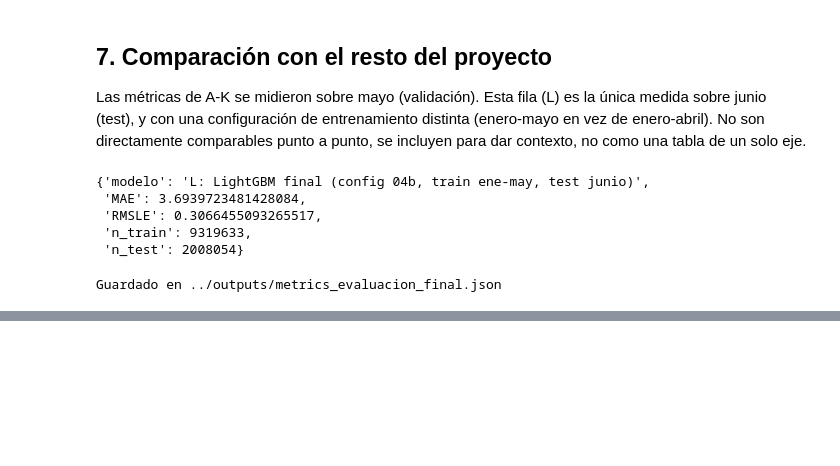
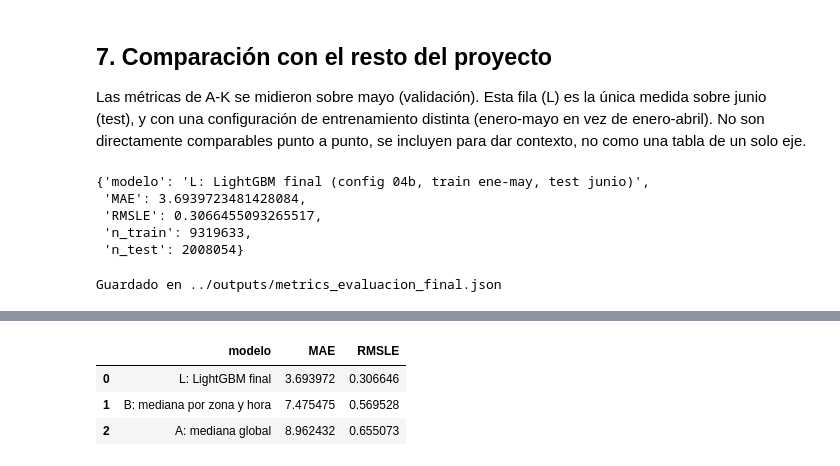
Before and after one commit to A-Joacox/proy-machine, a Jupyter notebook: notebooks/05_evaluacion_final.ipynb, the cells around one changed output, grey strips where cells are left out. Saved outputs shown, nothing was run; the diff lists cells and outputs as text; code cells hidden in the pictures; blank space fills up the shorter version.

```diff
--- a/notebooks/05_evaluacion_final.ipynb
+++ b/notebooks/05_evaluacion_final.ipynb
@@ -293,0 +298,8 @@ y discusión formal de sesgos y limitaciones del modelo
+# %%
+resultados_finales = []
+
+def evaluar_final(nombre, y_true, y_pred):
+    mae = mean_absolute_error(y_true, y_pred)
+    rmsle = np.sqrt(mean_squared_log_error(y_true, np.clip(y_pred, 0, None)))
+    resultados_finales.append({'modelo': nombre, 'MAE': mae, 'RMSLE': rmsle})
+    print(f"{nombre}: MAE={mae:.3f} min, RMSLE={rmsle:.4f}")
@@ -293,0 +337,11 @@ y discusión formal de sesgos y limitaciones del modelo
+# %%
+# Tabla comparativa final (A, B, L)
+resultados_finales.append({'modelo': 'L: LightGBM final', 'MAE': mae_test, 'RMSLE': rmsle_test})
+
+tabla_comparativa = pd.DataFrame(resultados_finales).sort_values('MAE').reset_index(drop=True)
+tabla_comparativa
+# %% [output]
+|  | modelo | MAE | RMSLE |
+| 0 | L: LightGBM final | 3.693972 | 0.306646 |
+| 1 | B: mediana por zona y hora | 7.475475 | 0.569528 |
+| 2 | A: mediana global | 8.962432 | 0.655073 |
```
Also changed, not shown: parts of 8 cells of this notebook, 1 other file.
